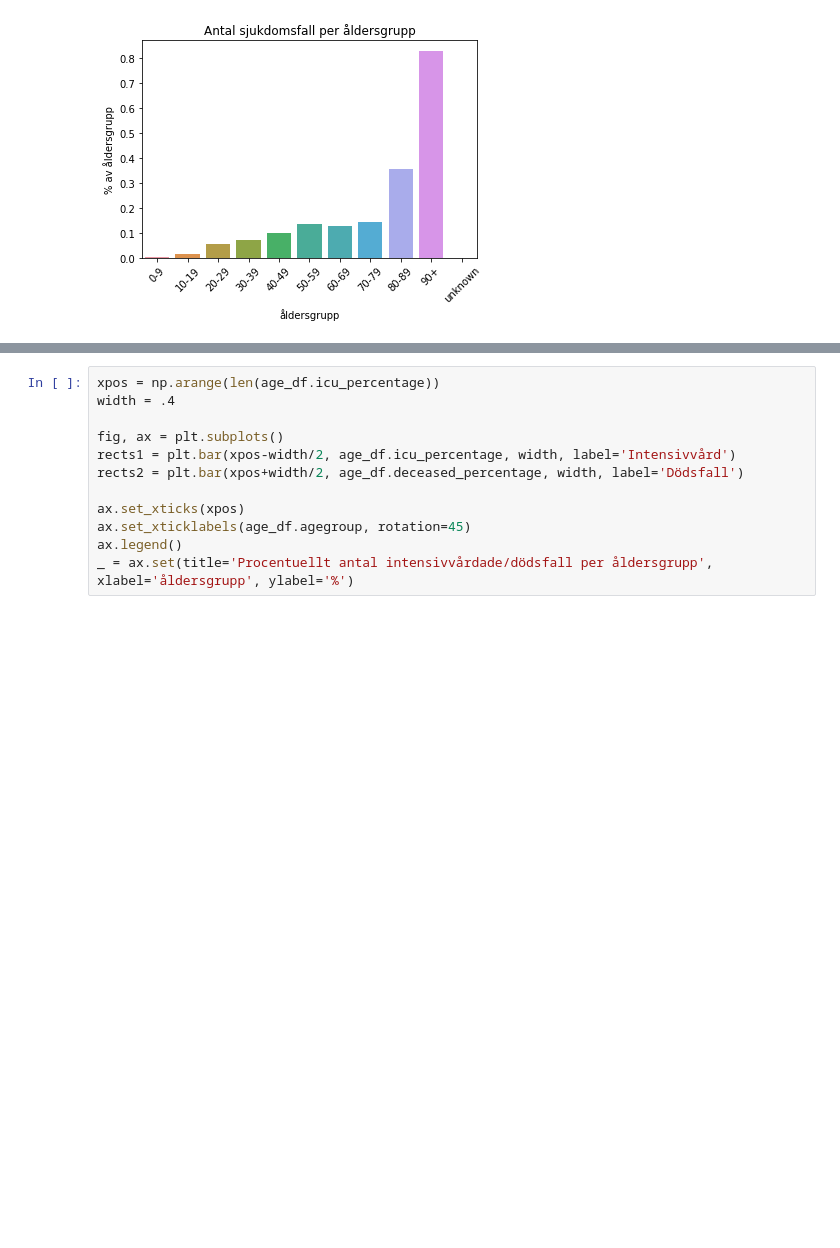
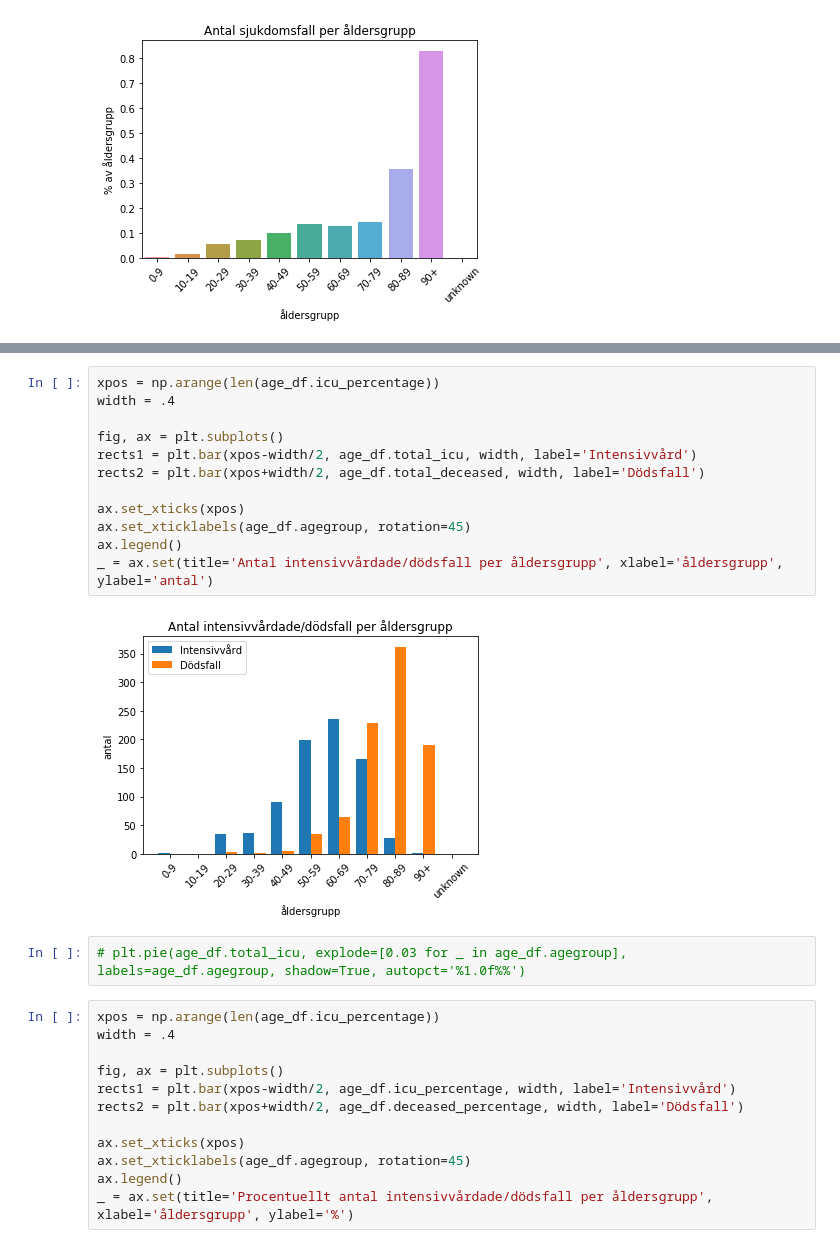
Before and after one commit to vbodell/covid-19, a Jupyter notebook: covid-playground.ipynb, the cells around one changed output, grey strips where cells are left out. Drawn from its saved outputs; the diff is of its cells as text; blank space fills up the shorter version.

```diff
--- a/covid-playground.ipynb
+++ b/covid-playground.ipynb
@@ -150,3 +191,19 @@ _ = ax.set(title='Procentuellt antal intensivvårdade av antal fall', xlabel='Pr
+# %%
+xpos = np.arange(len(age_df.icu_percentage))
+width = .4
+
+fig, ax = plt.subplots()
+rects1 = plt.bar(xpos-width/2, age_df.total_icu, width, label='Intensivvård')
+rects2 = plt.bar(xpos+width/2, age_df.total_deceased, width, label='Dödsfall')
+
+ax.set_xticks(xpos)
+ax.set_xticklabels(age_df.agegroup, rotation=45)
+ax.legend()
+_ = ax.set(title='Antal intensivvårdade/dödsfall per åldersgrupp', xlabel='åldersgrupp', ylabel='antal')
+# %% [output]
+[figure, added]
+# %%
+# plt.pie(age_df.total_icu, explode=[0.03 for _ in age_df.agegroup], labels=age_df.agegroup, shadow=True, autopct='%1.0f%%')
 # %%
 xpos = np.arange(len(age_df.icu_percentage))
 width = .4
```
Also changed, not shown: parts of 32 cells of this notebook, 2 other files.
